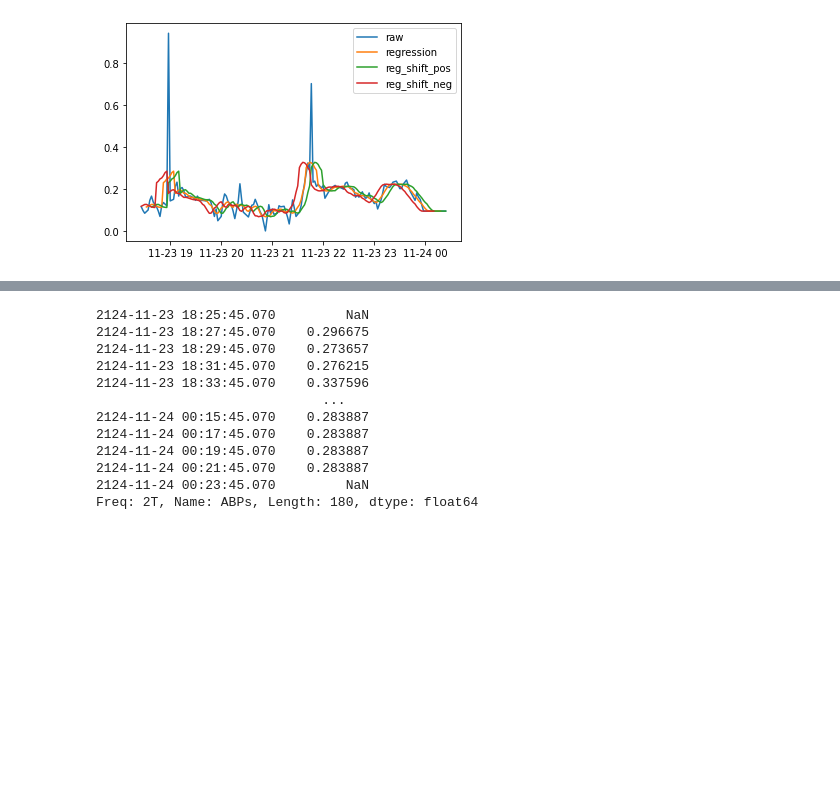
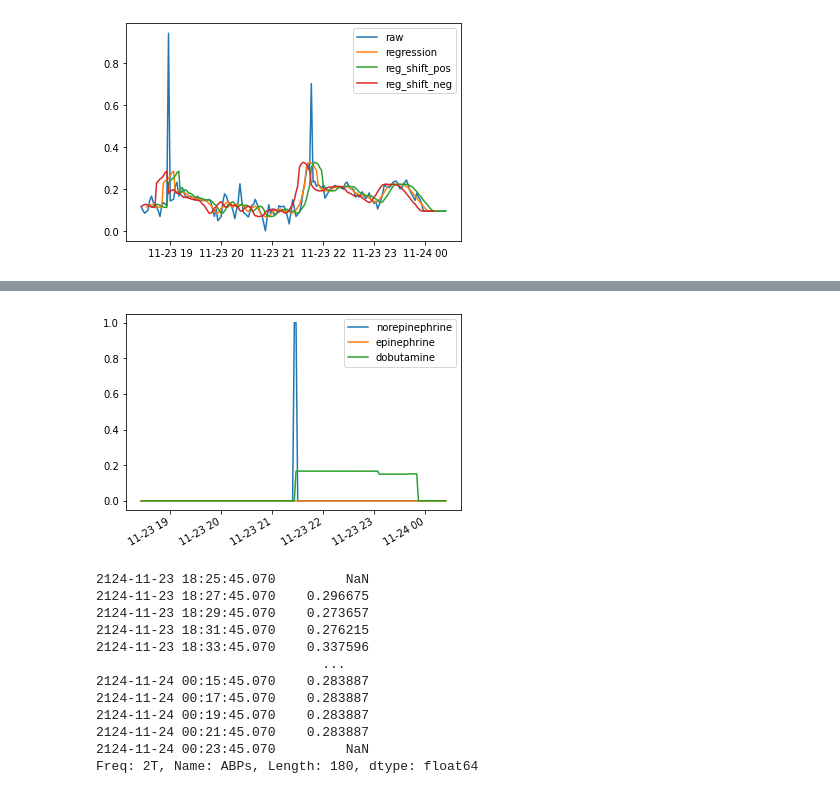
Before and after one commit to KaiWU17TUM/AnomalyDetectionWithPatientStateSpace, a Jupyter notebook: notebooks/EVAL_AE_trained_on_control_group.ipynb, the cells around one changed output, grey strips where cells are left out. Cells and saved outputs as stored; diff of their text form; code cells hidden in the pictures; blank space fills up the shorter version.

```diff
--- a/notebooks/EVAL_AE_trained_on_control_group.ipynb
+++ b/notebooks/EVAL_AE_trained_on_control_group.ipynb
@@ -852,5 +849,5 @@ plt.legend()
 <matplotlib.legend.Legend at 0x...>
 [figure]
 # %%
-data['ABPs']
+sample[MED_BENCHMARK[:3]].plot()
 # %% [output]
@@ -869,3 +855,4 @@ Freq: 2T, Name: ABPs, Length: 180, dtype: float64
+[figure, added]
 # %%
 bp = data['ABPs']
 bp.rolling(3, center=True).sum()
```
Also changed, not shown: parts of 9 cells of this notebook, 8 other files.
